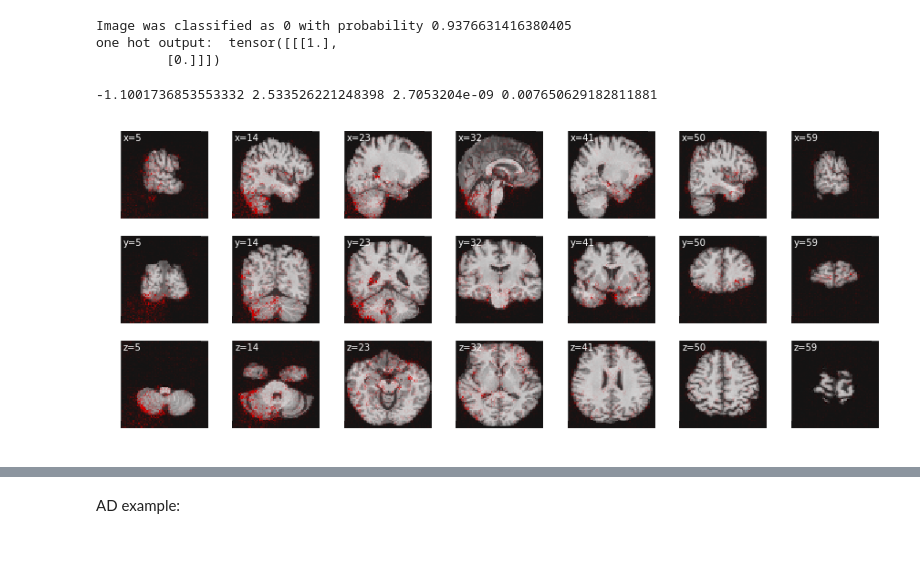
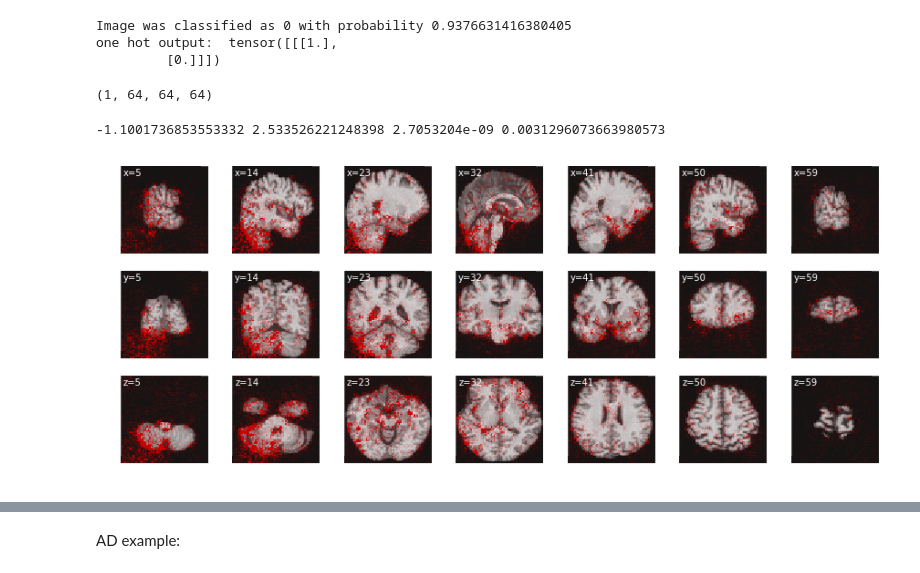
Before and after one commit to kathyfan/cs231n-adni, a Jupyter notebook: new_code/occlusion_backprop_vis.ipynb, the cells around one changed output, grey strips where cells are left out. Drawn from its saved outputs; the diff is of its cells as text; code cells hidden in the pictures.

```diff
--- a/new_code/occlusion_backprop_vis.ipynb
+++ b/new_code/occlusion_backprop_vis.ipynb
@@ -91,15 +125,19 @@ train_data[0][0].shape
 
 NC example:
 # %%
-relevance_map_backprop = interpretation.sensitivity_analysis(net, test_data[11], cuda=False, verbose=True)
+relevance_map_backprop_neg = interpretation.sensitivity_analysis(net, test_data[11], cuda=False, verbose=True)
 # %% [output]
 Image was classified as 0 with probability 0.9376631416380405
 one hot output:  tensor([[[1.],
          [0.]]])
+# %%
+relevance_map_backprop_neg.shape
+# %% [output]
+(1, 64, 64, 64)
 # %%
-vis_utils.plot_slices(test_data[11][0], num_slices = 7, overlay=relevance_map_backprop[0],
+vis_utils.plot_slices(test_data[11][0], num_slices = 7, overlay=relevance_map_backprop_neg[0],
                   overlay_vmax=np.percentile(relevance_map_backprop, 99.9),
                   overlay_cmap=vis_utils.alpha_to_red_cmap)
 # %% [output]
--1.1001736853553332 2.533526221248398 2.7053204e-09 0.007650629182811881
+-1.1001736853553332 2.533526221248398 2.7053204e-09 0.0031296073663980573
-[figure, old version]
+[figure, new version]
```
Also changed, not shown: parts of 29 cells of this notebook.
